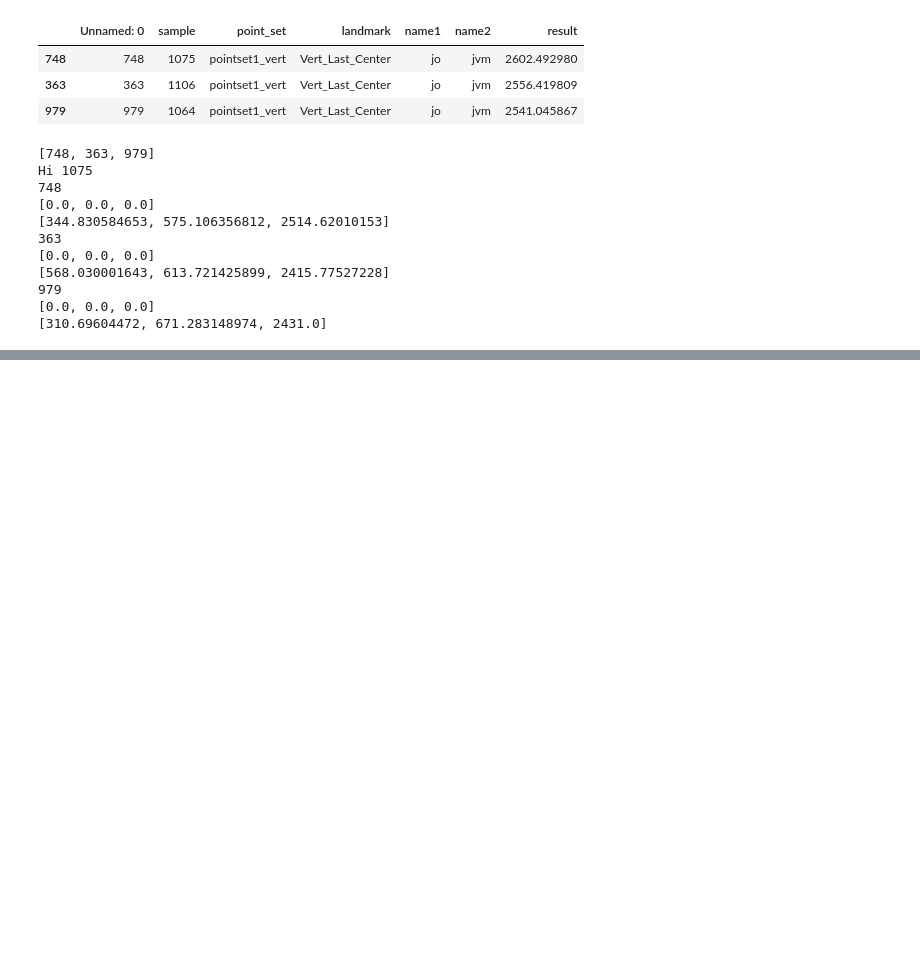
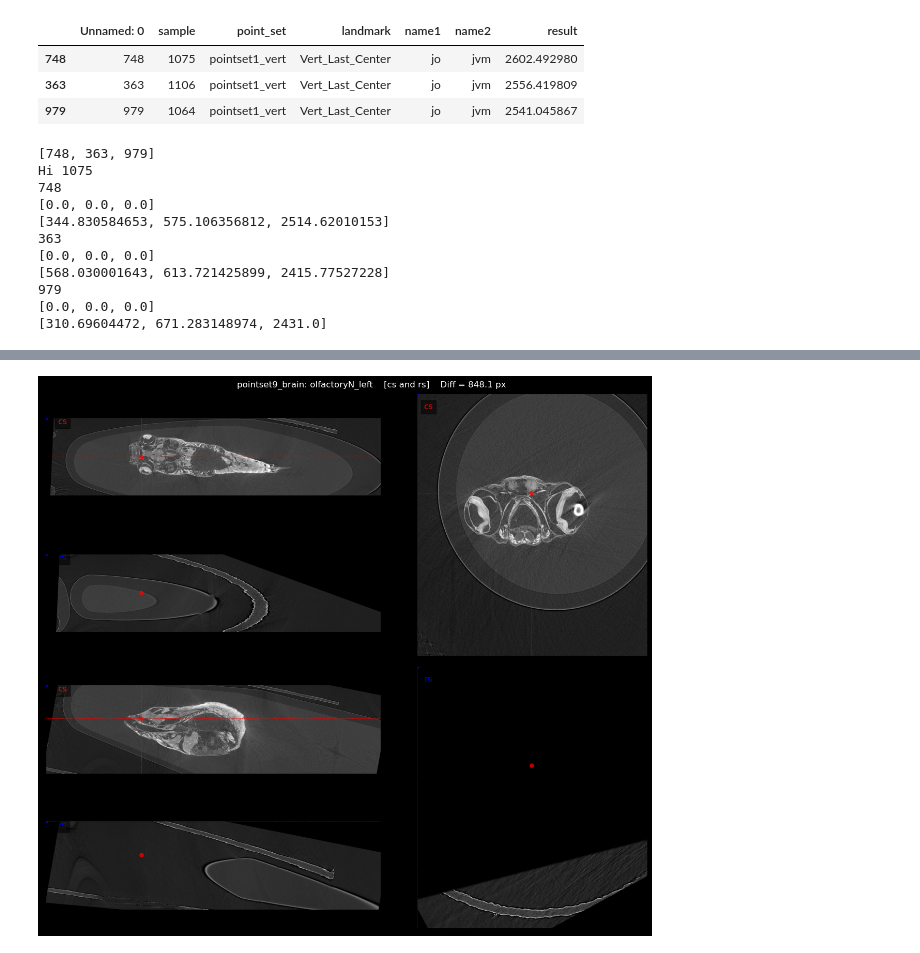
Before and after one commit to axruff/Medaka, a Jupyter notebook: LandmarksVisualize.ipynb, the cells around one changed output, grey strips where cells are left out. Drawn from its saved outputs; the diff is of its cells as text; code cells hidden in the pictures; blank space fills up the shorter version.

```diff
--- a/LandmarksVisualize.ipynb
+++ b/LandmarksVisualize.ipynb
@@ -294,0 +549,4 @@ Hi 1075
+# %%
+make_landmarks_comparison_figure(im, [x,y,z], [x2,y2,z2], f'{pointset}: {landmark}', name1, name2)
+# %% [output]
+[figure, added]
```
Also changed, not shown: parts of 13 cells of this notebook.
